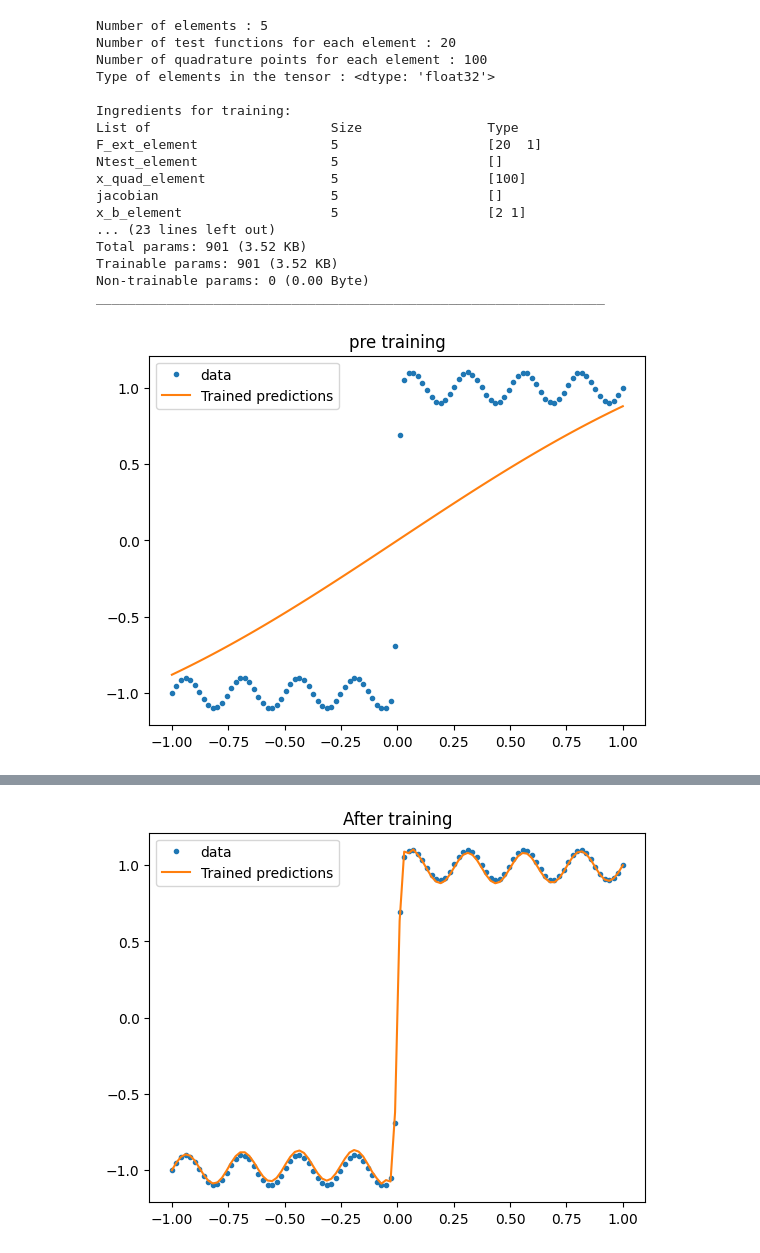
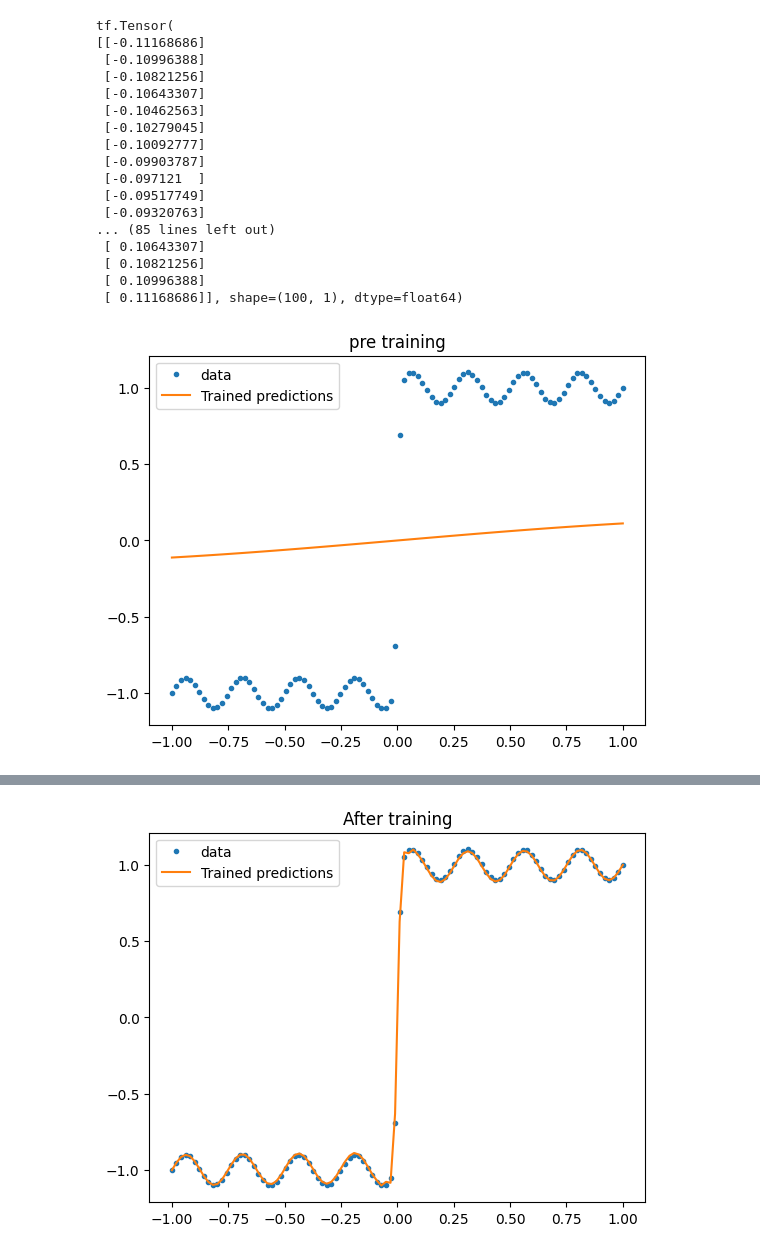
Before and after one commit to biondo999/napde_project, a Jupyter notebook: new_start/experiment.ipynb, the cells around one changed output, grey strips where cells are left out. Cells and saved outputs as stored; diff of their text form; code cells hidden in the pictures.

```diff
--- a/new_start/experiment.ipynb
+++ b/new_start/experiment.ipynb
@@ -33,7 +33,7 @@ To enable the following instructions: AVX2 AVX512F AVX512_VNNI FMA, in other ope
 <module 'tensorflow._api.v2.version' from '/home/mariano/Documenti/test/base/lib/python3.9/site-packages/tensorflow/_api/v2/version/__init__.py'>
 # %%
 #types
-float_type_tf=tf.float32
-float_type_np=np.float32
+float_type_tf=tf.float64
+float_type_np=np.float64
 print(str(float_type_tf))
 # %% [output]
@@ -129,18 +129,18 @@ class parameters:
                 d2test_total.append(d2test)
         return np.asarray(d1test_total), np.asarray(d2test_total)
 # %%
-params=parameters(0.001,5000,5,20,100,1,-1,1)
+params=parameters(0.001,5000,5,20,100,1.0,-1.0,1.0)
 # %%
 tfk=tf.keras
 tfkl=tf.keras.layers
 input_shape=(1,)
-seed=42
-input_layer = tfkl.Input(shape=input_shape, name='Input')
-x1 = tfkl.Dense(20, activation=tf.sin, kernel_initializer = tfk.initializers.GlorotUniform(seed))(input_layer)
-x2 = tfkl.Dense(20, activation=tf.sin, kernel_initializer = tfk.initializers.GlorotUniform(seed))(x1)
-x3 = tfkl.Dense(20, activation=tf.sin, kernel_initializer = tfk.initializers.GlorotUniform(seed))(x2)
-x3 = tfkl.Dense(20, activation=tf.sin, kernel_initializer = tfk.initializers.GlorotUniform(seed))(x2)
-output_layer = tfkl.Dense(1, activation='linear', kernel_initializer = tfk.initializers.GlorotUniform(seed))(x3)
+seed=53
+input_layer = tfkl.Input(shape=input_shape, name='Input',dtype=tf.float64)
+x1 = tfkl.Dense(20, activation=tf.sin, kernel_initializer = tfk.initializers.GlorotUniform(seed),dtype=tf.float64)(input_layer)
+x2 = tfkl.Dense(20, activation=tf.sin, kernel_initializer = tfk.initializers.GlorotUniform(seed),dtype=tf.float64)(x1)
+x3 = tfkl.Dense(20, activation=tf.sin, kernel_initializer = tfk.initializers.GlorotUniform(seed),dtype=tf.float64)(x2)
+x4 = tfkl.Dense(20, activation=tf.sin, kernel_initializer = tfk.initializers.GlorotUniform(seed),dtype=tf.float64)(x3)
+output_layer = tfkl.Dense(1, activation='linear', kernel_initializer = tfk.initializers.GlorotUniform(seed),dtype=tf.float64)(x4)
 # %%
 model = tf.keras.Model(input_layer, output_layer)
 model.summary()
@@ -291,33 +270,33 @@ def calculate_loss():
  lossb = tf.reduce_mean(tf.square(model(params.X_bound) - params.u_bound))   #u_NN_pred is what your network has calc,while u_tf is the real value
  return lossb,varloss_total
-# %%
-print_training_data(tools_for_training,params,model)
-# %% [output]
-Number of elements : 5
-Number of test functions for each element : 20
-Number of quadrature points for each element : 100
-Type of elements in the tensor : <dtype: 'float32'>
-
-Ingredients for training:
-List of                       Size                Type
-F_ext_element                 5                   [20  1]
-Ntest_element                 5                   []
-x_quad_element                5                   [100]
-jacobian                      5                   []
-x_b_element                   5                   [2 1]
-... (23 lines left out)
-Total params: 901 (3.52 KB)
-Trainable params: 901 (3.52 KB)
-Non-trainable params: 0 (0.00 Byte)
-_________________________________________________________________
 # %%
-x_test=tf.convert_to_tensor(np.linspace(-1,1,100),tf.float32)
+x_test=tf.convert_to_tensor(np.linspace(-1,1,100),tf.float64)
 y_test=params.u_exact(x_test)
+
+
+print(model(x_test))
 
 plt.plot(x_test,y_test, '.', label="data")
 plt.plot(x_test, model(x_test), label='Trained predictions')
 plt.title('pre training')
 plt.legend();
 # %% [output]
+tf.Tensor(
+[[-0.11168686]
+ [-0.10996388]
+ [-0.10821256]
+ [-0.10643307]
+ [-0.10462563]
+ [-0.10279045]
+ [-0.10092777]
+ [-0.09903787]
+ [-0.097121  ]
+ [-0.09517749]
+ [-0.09320763]
+... (85 lines left out)
+ [ 0.10643307]
+ [ 0.10821256]
+ [ 0.10996388]
+ [ 0.11168686]], shape=(100, 1), dtype=float64)
-[figure, old version]
+[figure, new version]
 # %%
```
Also changed, not shown: parts of 12 cells of this notebook, 17 other files.
